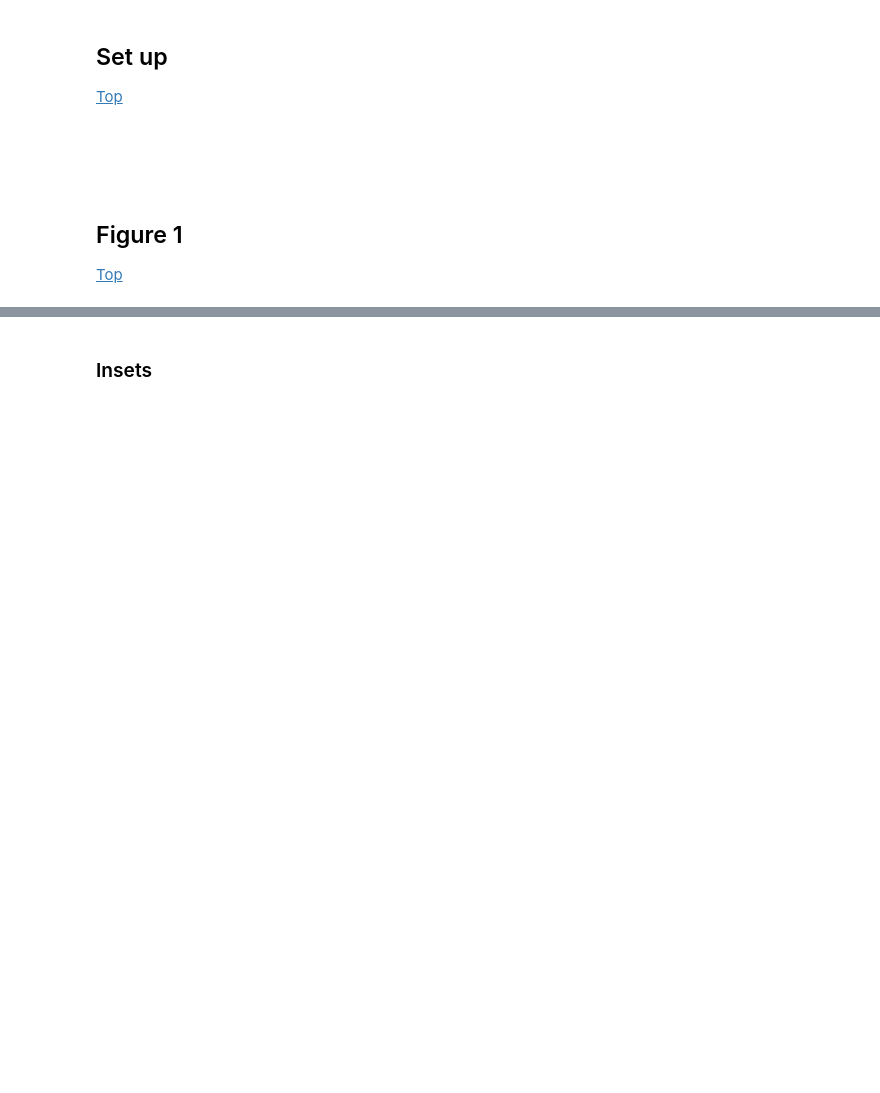
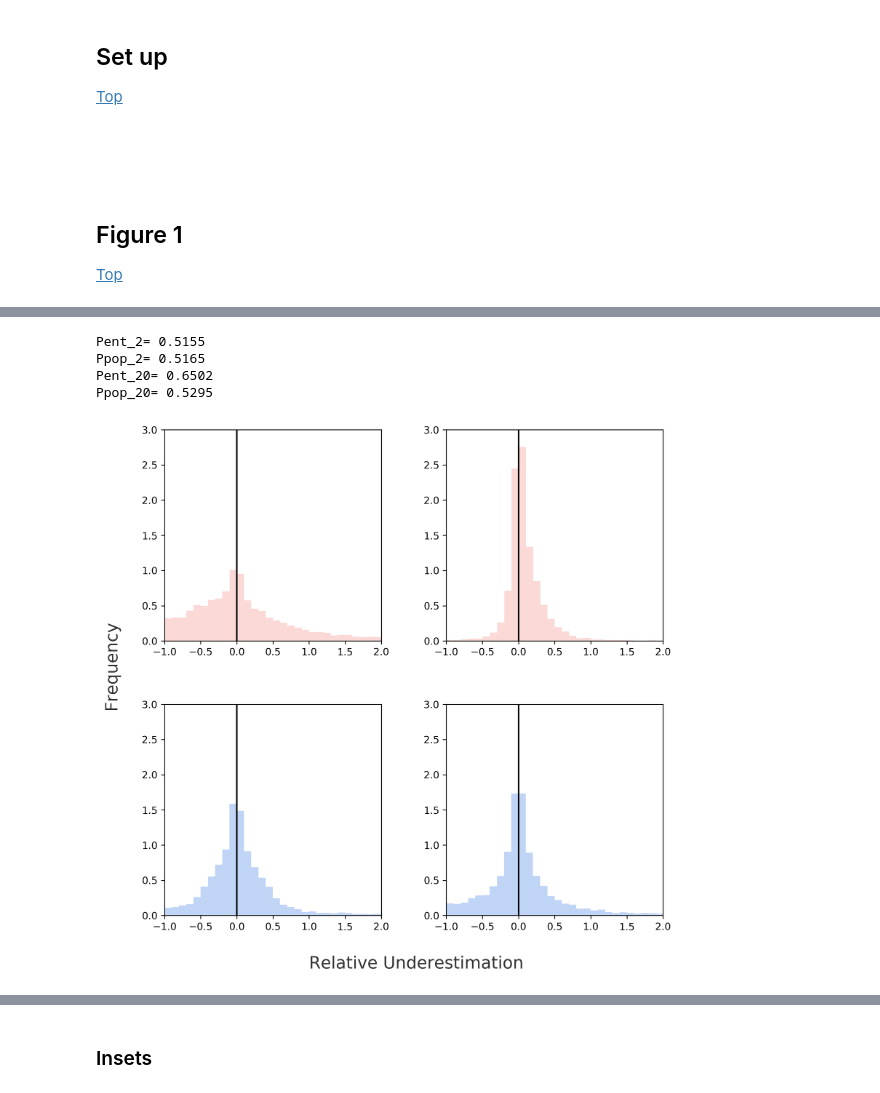
Before and after one commit to jamesaorr/scaling-up-uncertain-predictions, a Jupyter notebook: Scaling.Up_Simulations.ipynb, the cells around one changed output, grey strips where cells are left out. Saved outputs shown, nothing was run; the diff lists cells and outputs as text; code cells hidden in the pictures; blank space fills up the shorter version.

```diff
--- a/Scaling.Up_Simulations.ipynb
+++ b/Scaling.Up_Simulations.ipynb
@@ -149,3 +162,77 @@ Ppop= 0.552
+# %%
+
+Pent_2=len(ent_2[ent_2>0])/(1.*nb) #proba of understimation of change measured as shannon diversity index
+print 'Pent_2=',  Pent_2
+
+Ppop_2=len(pop_2[pop_2>0])/(1.*nb) #proba of understimation of change at population level
+print 'Ppop_2=', Ppop_2
+
+Pent_20=len(ent_20[ent_20>0])/(1.*nb) #proba of understimation of change measured as shannon diversity index
+print 'Pent_20=',  Pent_20
+
+Ppop_20=len(pop_20[pop_20>0])/(1.*nb) #proba of understimation of change at population level
+print 'Ppop_20=', Ppop_20
+
+
+plt.figure(num=None, figsize=(9, 9), dpi=300, facecolor='w', edgecolor='k')
+
+
+
+############ S=2, com #################
+
+plt.subplot(2, 2, 1)
+plt.hist(ent_2[ent_2<2],bins=30,density=1,color= (250/255., 217/255., 215/255.))
+plt.axvline(0,ls='-',color='k')
+plt.xlim(-1,2)
+plt.ylim(0,3)
+
+
+
+############ S=20, com #################
+
+plt.subplot(2, 2, 2)
+plt.hist(ent_20[ent_20<2],bins=30,density=1,color= (250/255., 217/255., 215/255.))
+plt.axvline(0,ls='-',color='k')
+plt.xlim(-1,2)
+plt.ylim(0,3)
+
+
+
+############ S=2, pop #################
+
+plt.subplot(2, 2, 3)
+plt.hist(pop_2[pop_2<2],bins=30,density=1, color = (192/255., 213/255., 246/255.))
+plt.axvline(0,ls='-',color='k')
+plt.xlim(-1,2)
+plt.ylim(0,3)
+
+
+
+
+############ S=20, pop #################
+
+plt.subplot(2, 2, 4)
+plt.hist(pop_20[pop_20<2],bins=30,density=1, color = (192/255., 213/255., 246/255.))
+plt.axvline(0,ls='-',color='k')
+plt.xlim(-1,2)
+plt.ylim(0,3)
+
+
+
+plt.text(-5.75, 4, "Frequency", fontsize=17, alpha = 0.8, rotation=90)
+plt.text(-2.9, -.75, "Relative Underestimation", fontsize=17, alpha = 0.8)
+
+
+
+
+
+plt.subplots_adjust(wspace=0.3, hspace=0.3);
+# %% [output]
+Pent_2= 0.5155
+Ppop_2= 0.5165
+Pent_20= 0.6502
+Ppop_20= 0.5295
+[figure, added]
 # %% [markdown]
 <br>
 <br>
```
Also changed, not shown: parts of 14 cells of this notebook.
